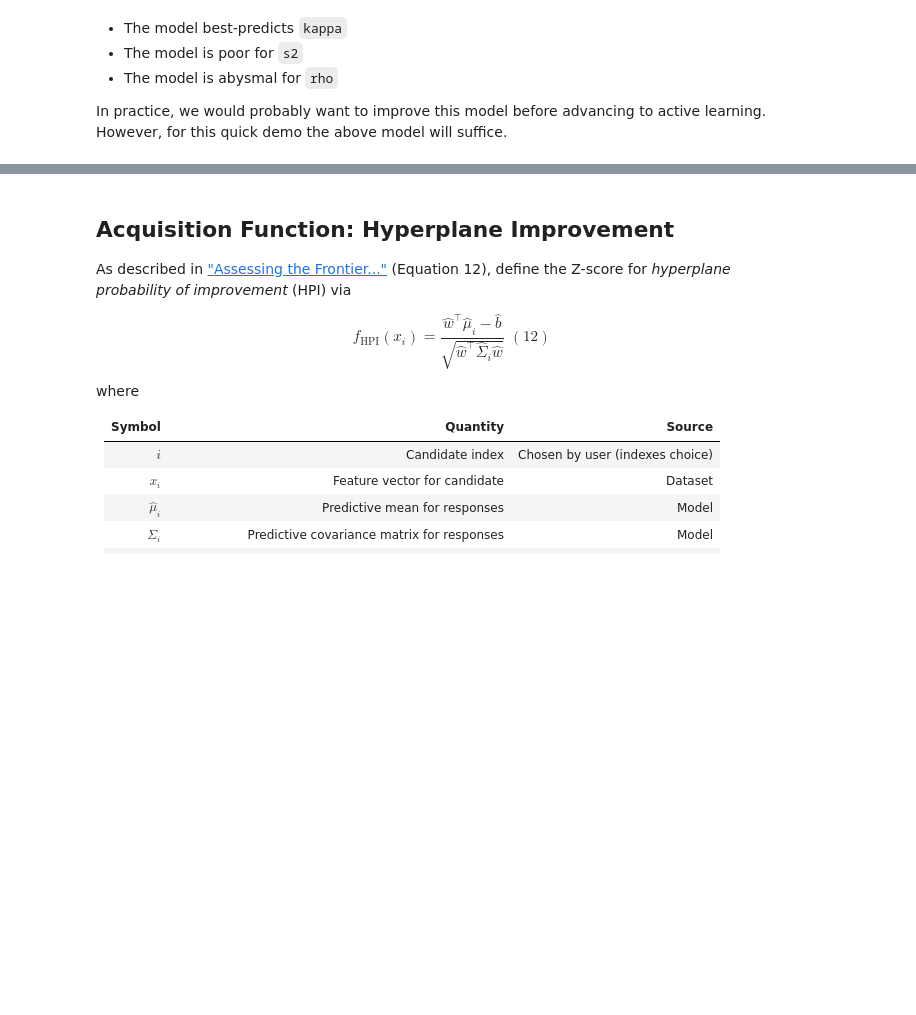
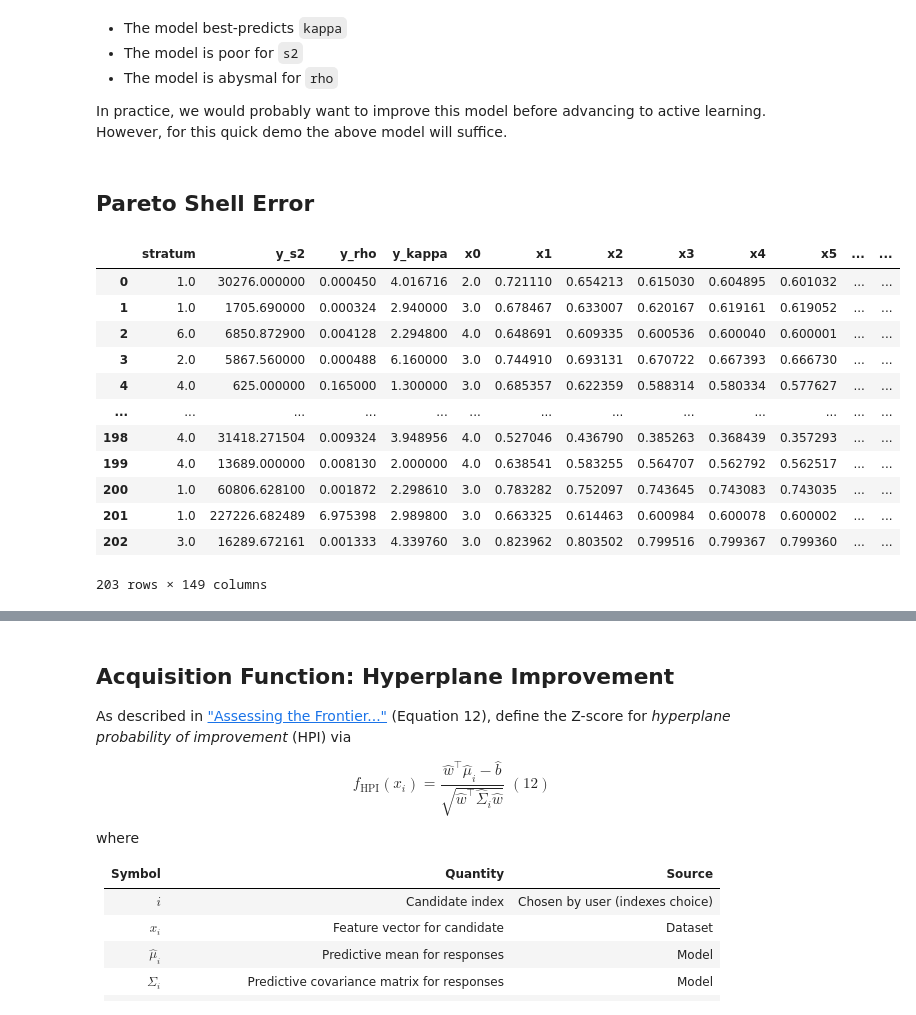
Before and after one commit to zdelrosario/py_grama, a Jupyter notebook: examples/assessing_frontier/sl_example.ipynb, the cells around one changed output, grey strips where cells are left out. Saved outputs shown, nothing was run; the diff lists cells and outputs as text; code cells hidden in the pictures; blank space fills up the shorter version.

Commit message:
add pareto shell error calculation

```diff
--- a/examples/assessing_frontier/sl_example.ipynb
+++ b/examples/assessing_frontier/sl_example.ipynb
@@ -189,3 +189,27 @@ Standard error estimation via k-folds cross validation.
 - The model is abysmal for `rho`
 
 In practice, we would probably want to improve this model before advancing to active learning. However, for this quick demo the above model will suffice.
+# %% [markdown]
+## Pareto Shell Error
+# %%
+## Pre-compute stratum numbers
+df_data_s = (
+    df_data
+    >> gr.tf_mutate(stratum=gr.stratum_min(DF.y_rho, DF.y_kappa, -DF.y_s2))
+    >> gr.tf_select("stratum", gr.everything())
+)
+df_data_s
+# %% [output]
+|  | stratum | y_s2 | y_rho | y_kappa | x0 | x1 | x2 | x3 | x4 | x5 | ... | ... |
+| 0 | 1.0 | 30276.000000 | 0.000450 | 4.016716 | 2.0 | 0.721110 | 0.654213 | 0.615030 | 0.604895 | 0.601032 | ... | ... |
+| 1 | 1.0 | 1705.690000 | 0.000324 | 2.940000 | 3.0 | 0.678467 | 0.633007 | 0.620167 | 0.619161 | 0.619052 | ... | ... |
+| 2 | 6.0 | 6850.872900 | 0.004128 | 2.294800 | 4.0 | 0.648691 | 0.609335 | 0.600536 | 0.600040 | 0.600001 | ... | ... |
+| 3 | 2.0 | 5867.560000 | 0.000488 | 6.160000 | 3.0 | 0.744910 | 0.693131 | 0.670722 | 0.667393 | 0.666730 | ... | ... |
+| 4 | 4.0 | 625.000000 | 0.165000 | 1.300000 | 3.0 | 0.685357 | 0.622359 | 0.588314 | 0.580334 | 0.577627 | ... | ... |
+| ... | ... | ... | ... | ... | ... | ... | ... | ... | ... | ... | ... | ... |
+| 198 | 4.0 | 31418.271504 | 0.009324 | 3.948956 | 4.0 | 0.527046 | 0.436790 | 0.385263 | 0.368439 | 0.357293 | ... | ... |
+| 199 | 4.0 | 13689.000000 | 0.008130 | 2.000000 | 4.0 | 0.638541 | 0.583255 | 0.564707 | 0.562792 | 0.562517 | ... | ... |
+| 200 | 1.0 | 60806.628100 | 0.001872 | 2.298610 | 3.0 | 0.783282 | 0.752097 | 0.743645 | 0.743083 | 0.743035 | ... | ... |
+| 201 | 1.0 | 227226.682489 | 6.975398 | 2.989800 | 3.0 | 0.663325 | 0.614463 | 0.600984 | 0.600078 | 0.600002 | ... | ... |
+| 202 | 3.0 | 16289.672161 | 0.001333 | 4.339760 | 3.0 | 0.823962 | 0.803502 | 0.799516 | 0.799367 | 0.799360 | ... | ... |
+203 rows × 149 columns
```
Also changed, not shown: parts of 11 cells of this notebook.
